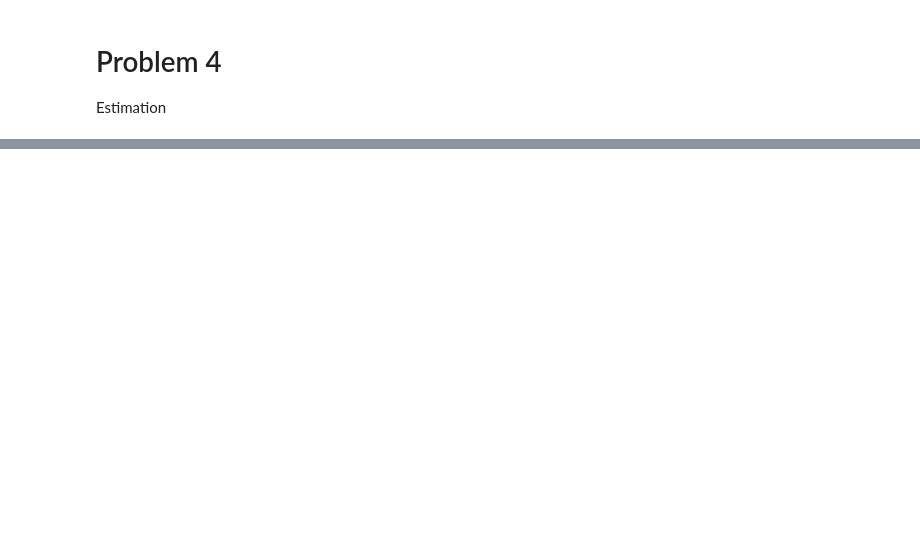
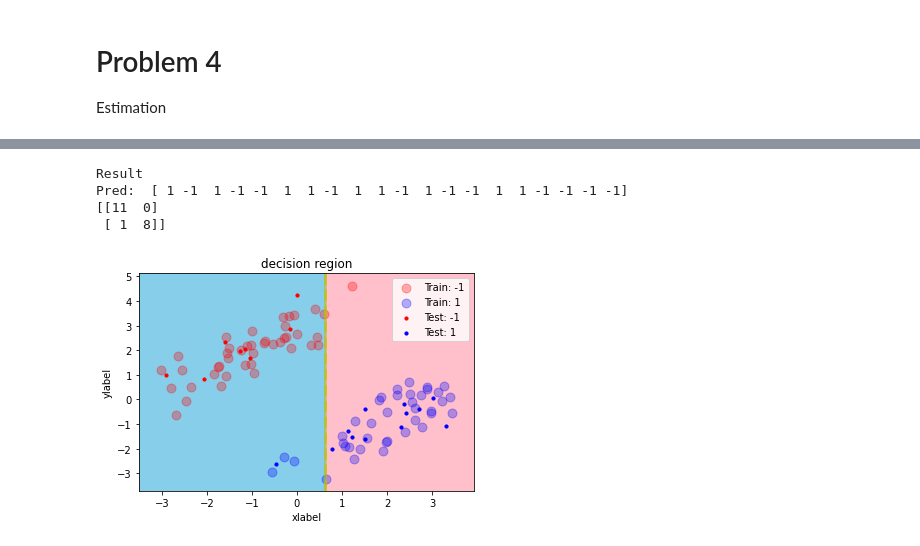
Before and after one commit to produdez/diveintocode-ml, a Jupyter notebook: Week 12/DecisionTreeScratch.ipynb, the cells around one changed output, grey strips where cells are left out. Drawn from its saved outputs; the diff is of its cells as text; code cells hidden in the pictures; blank space fills up the shorter version.

```diff
--- a/Week 12/DecisionTreeScratch.ipynb
+++ b/Week 12/DecisionTreeScratch.ipynb
@@ -200,0 +624,17 @@ Estimation
+# %%
+# sklearn's model
+from sklearn.tree import DecisionTreeClassifier
+sk_model = DecisionTreeClassifier(max_depth = 1, criterion = 'gini')
+sk_model.fit(x_train,y_train)
+pred = sk_model.predict(x_test)
+
+print('Result')
+print('Pred: ', pred.ravel())
+print(confusion_matrix(pred,y_test))
+decision_region(x_train,y_train,sk_model, x_test = x_test, y_test = y_test, target_names = ['-1','1'])
+# %% [output]
+Result
+Pred:  [ 1 -1  1 -1 -1  1  1 -1  1  1 -1  1 -1 -1  1  1 -1 -1 -1 -1]
+[[11  0]
+ [ 1  8]]
+[figure, added]
```
Also changed, not shown: parts of 34 cells of this notebook.
